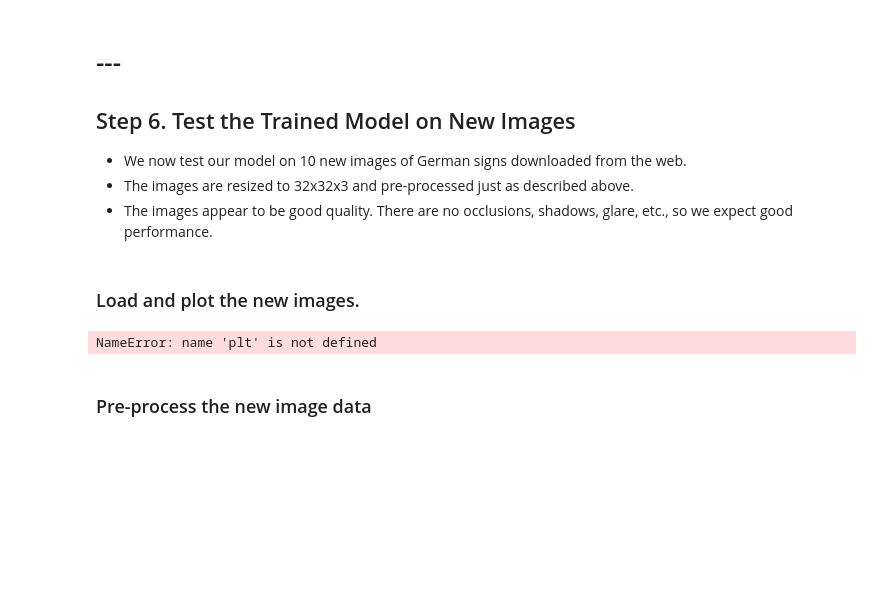
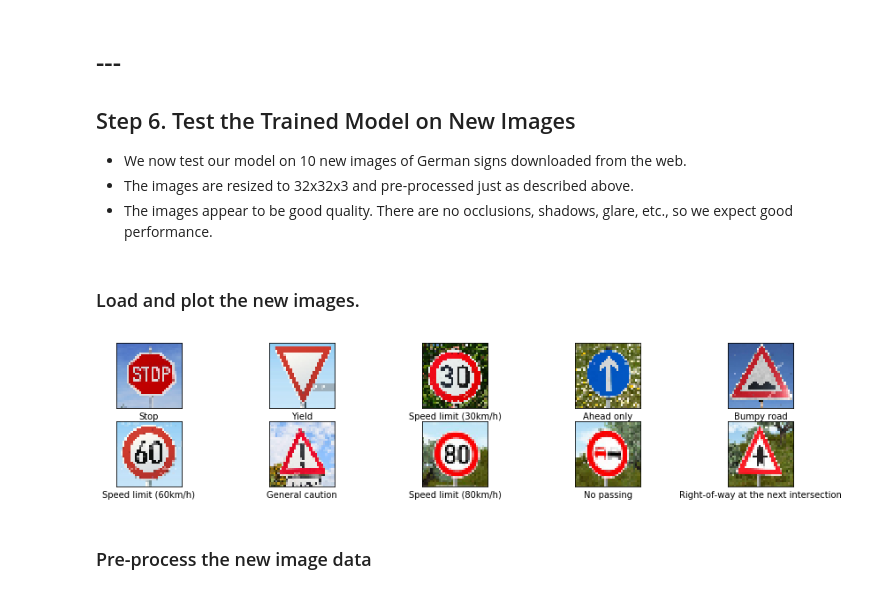
Before and after one commit to jimwatt/P2-traffic_signs, a Jupyter notebook: Traffic_Sign_Classifier.ipynb, the cells around one changed output. Drawn from its saved outputs; the diff is of its cells as text; code cells hidden in the pictures; blank space fills up the shorter version.

```diff
--- a/Traffic_Sign_Classifier.ipynb
+++ b/Traffic_Sign_Classifier.ipynb
@@ -376,27 +376,28 @@ Accuracy on Test Images = 0.950
 # %%
 from skimage.transform import resize
 from skimage.io import imread
 
+numimages = 10
 pics0 = []
-for ii in range(6):
+for ii in range(numimages):
     fname = "data/signs/sign{}.jpg".format(ii)
     image = imread(fname)
     image = resize(image,(32,32,3),mode='reflect')
     pics0.append(image)
 
 ylabels0 = [14,13,1,35,22,3]
 
 plt.figure(figsize=(15,3))
 for ii,pic in enumerate(pics0):
-    ax = plt.subplot(1,6,ii+1)
+    ax = plt.subplot(1,numimages,ii+1)
     ax.get_xaxis().set_ticks([])
     ax.get_yaxis().set_ticks([])
     plt.xlabel(signnames[ylabels0[ii]])
     plt.imshow(pic)
 
 pics = np.array(pics0)
 # %% [output]
-NameError: name 'plt' is not defined
+[figure, added]
 # %% [markdown]
 ### Pre-process the new image data
 # %%
```
Also changed, not shown: parts of 8 cells of this notebook.
